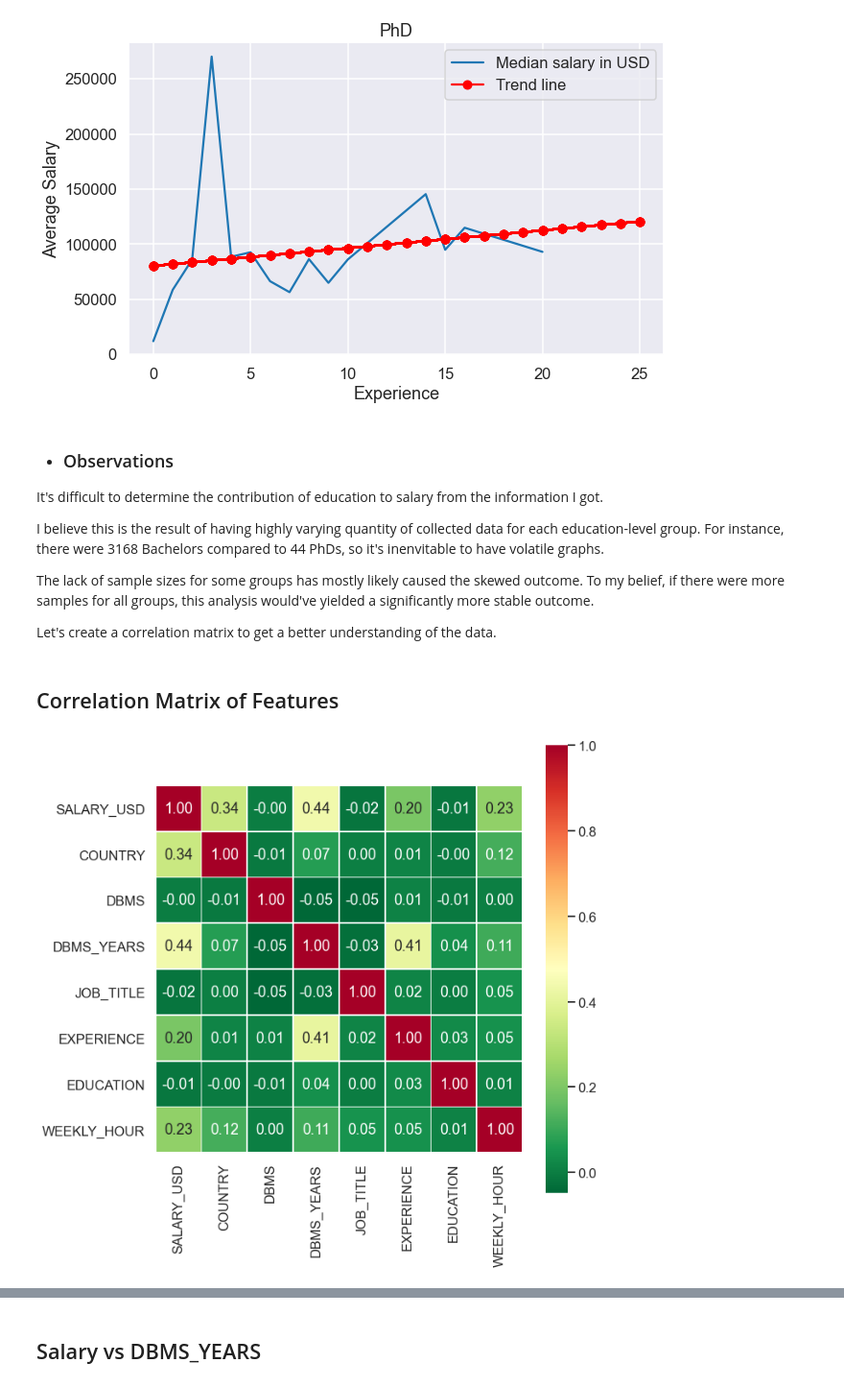
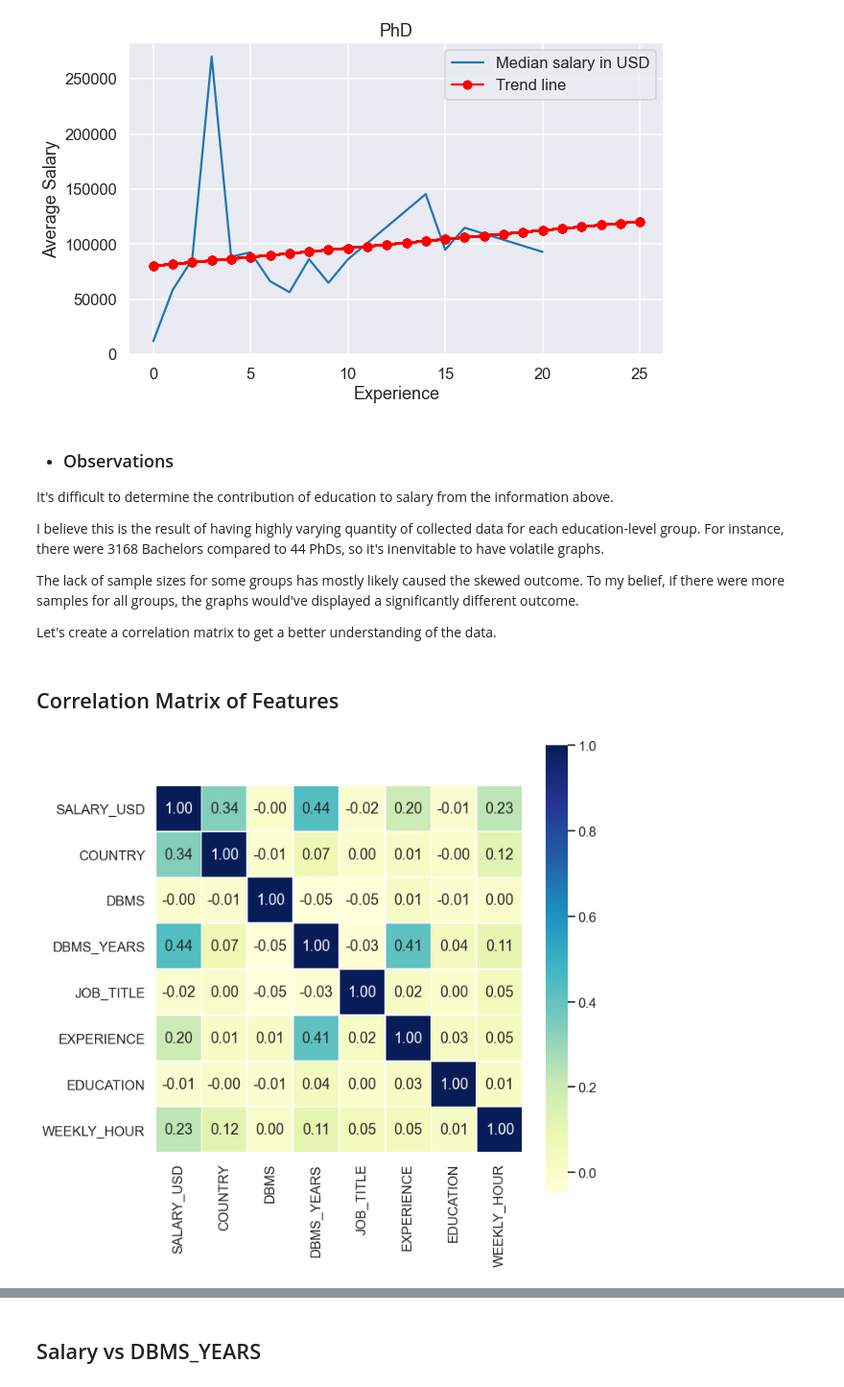
Before and after one commit to tw7366/Projects, a Jupyter notebook: Projects/2018 Data Professionals' Average Salaries.ipynb, the cells around one changed output, grey strips where cells are left out. Shown at 96% size. Saved outputs shown, nothing was run; the diff lists cells and outputs as text; code cells hidden in the pictures.

Commit message:
deleted the pie chart for job titles. minor changes of variable names. Refined observations. Added results & reflection.

```diff
--- a/Projects/2018 Data Professionals' Average Salaries.ipynb
+++ b/Projects/2018 Data Professionals' Average Salaries.ipynb
@@ -551,12 +543,13 @@ def clean_edu(edu_col):
             updated_edu.append('Bachelors')
         elif 'master' in education.lower():
             updated_edu.append('Masters')
-        elif 'doc' in education.lower():
+        elif 'doctor' in education.lower():
             updated_edu.append('PhD')
         else:
-            updated_edu.append('Unknown')
+            pass
     return updated_edu
 
 prof_table['EDUCATION'] = clean_edu(prof_table['EDUCATION'])
-print(prof_table['EDUCATION'].head(10))
+print('Unique job titles')
+print(prof_table['EDUCATION'].unique())
 # %% [output]
@@ -626,13 +610,13 @@ for education in edu_order_list:
 # %% [markdown]
 * ### Observations
 
-It's difficult to determine the contribution of education to salary from the information I got.
+It's difficult to determine the contribution of education to salary from the information above.
 
 I believe this is the result of having highly varying quantity of collected data for each education-level group.
 For instance, there were 3168 Bachelors compared to 44 PhDs, so it's inenvitable to have volatile graphs.
 
 The lack of sample sizes for some groups has mostly likely caused the skewed outcome. To my belief,
-if there were more samples for all groups, this analysis would've yielded a significantly more stable outcome.
+if there were more samples for all groups, the graphs would've displayed a significantly different outcome.
 
 Let's create a correlation matrix to get a better understanding of the data.
 # %% [markdown]
@@ -640,13 +624,13 @@ Let's create a correlation matrix to get a better understanding of the data.
 # %%
 encoded_df = prof_table.apply(preprocessing.LabelEncoder().fit_transform)
 encoded_df = encoded_df.corr()
 
 plt.figure(figsize =(10, 10))
-sns.heatmap(data=encoded_df, cmap='RdYlGn_r', fmt=".2f",
+sns.heatmap(data=encoded_df, cmap='YlGnBu', fmt=".2f",
             linewidth=1, square=True, annot=True)
 plt.show()
 # %% [output]
-[figure, old version]
+[figure, new version]
 # %% [markdown]
 * ### Observations
 
```
Also changed, not shown: parts of 30 cells of this notebook.
